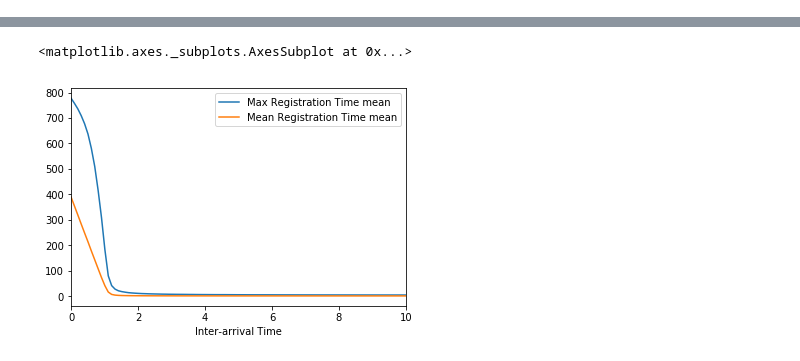
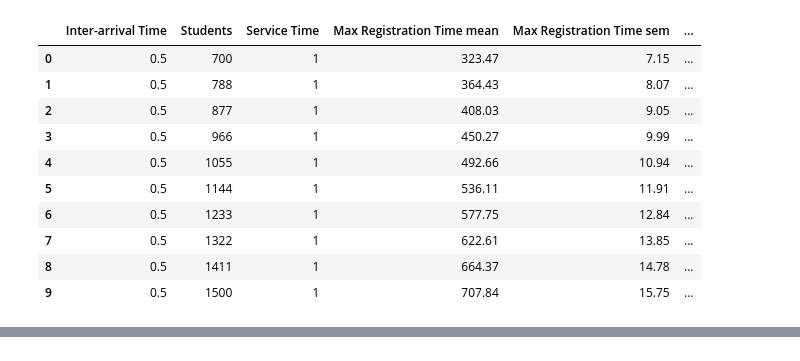
Before and after one commit to jessedusty/CPE-345-Project, a Jupyter notebook: Graph Maker.ipynb, the cells around one changed output, grey strips where cells are left out. Cells and saved outputs as stored; diff of their text form; code cells hidden in the pictures.

```diff
--- a/Graph Maker.ipynb
+++ b/Graph Maker.ipynb
@@ -85,9 +137,18 @@ service_time_trials = pretty_format([run_simulation(service_time=s) for s in tqd
+# %%
+student_trials.round(2)
+# %% [output]
+|  | Inter-arrival Time | Students | Service Time | Max Registration Time mean | Max Registration Time sem | ... |
+| 0 | 0.5 | 700 | 1 | 323.47 | 7.15 | ... |
+| 1 | 0.5 | 788 | 1 | 364.43 | 8.07 | ... |
+| 2 | 0.5 | 877 | 1 | 408.03 | 9.05 | ... |
+| 3 | 0.5 | 966 | 1 | 450.27 | 9.99 | ... |
+| 4 | 0.5 | 1055 | 1 | 492.66 | 10.94 | ... |
+| 5 | 0.5 | 1144 | 1 | 536.11 | 11.91 | ... |
+| 6 | 0.5 | 1233 | 1 | 577.75 | 12.84 | ... |
+| 7 | 0.5 | 1322 | 1 | 622.61 | 13.85 | ... |
+| 8 | 0.5 | 1411 | 1 | 664.37 | 14.78 | ... |
+| 9 | 0.5 | 1500 | 1 | 707.84 | 15.75 | ... |
 # %%
 iit = pretty_format([run_simulation(inter_arrival_time=s) for s in tqdm_notebook(np.linspace(0, 10, 100))])
 # %% [output]
 [interactive output not drawn]
-# %%
-iit[["Inter-arrival Time", "Max Registration Time mean", "Mean Registration Time mean"]].plot(x="Inter-arrival Time")
-# %% [output]
-<matplotlib.axes._subplots.AxesSubplot at 0x...>
-[figure, removed]
```
Also changed, not shown: parts of 11 cells of this notebook.
